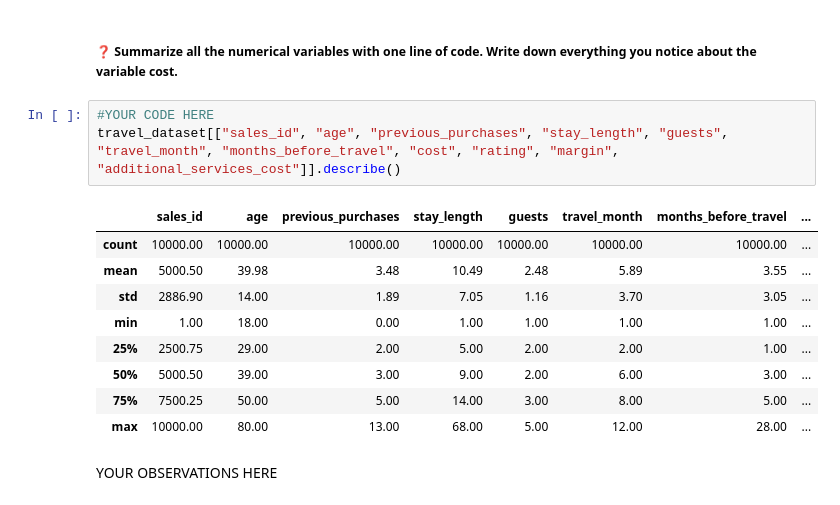
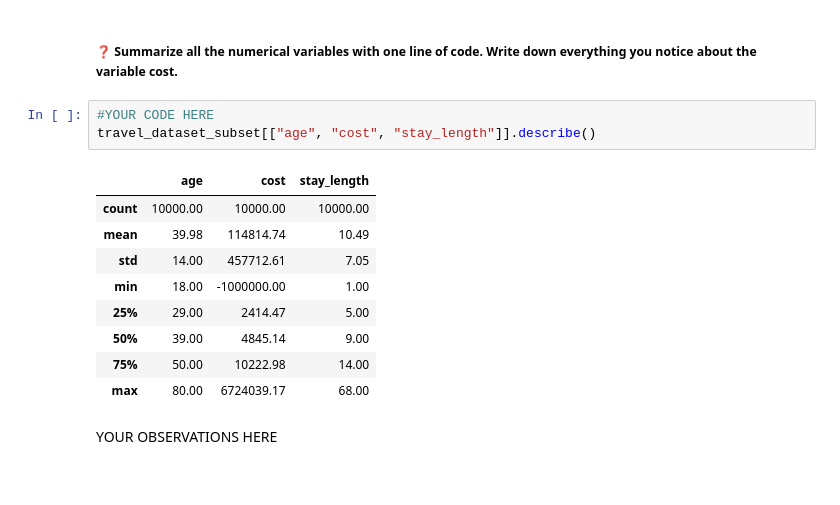
Before and after one commit to ManoahKinnaert/DAML, a Jupyter notebook: lab2/lab_2_exploring_data_pandas.ipynb, the cells around one changed output. Saved outputs shown, nothing was run; the diff lists cells and outputs as text.

```diff
--- a/lab2/lab_2_exploring_data_pandas.ipynb
+++ b/lab2/lab_2_exploring_data_pandas.ipynb
@@ -123,16 +123,16 @@ travel_dataset_subset
 ##### ❓ Summarize all the numerical variables with one line of code. Write down everything you notice about the variable cost.
 # %%
 #YOUR CODE HERE
-travel_dataset[["sales_id", "age", "previous_purchases", "stay_length", "guests", "travel_month", "months_before_travel", "cost", "rating", "margin", "additional_services_cost"]].describe()
+travel_dataset_subset[["age", "cost", "stay_length"]].describe()
 # %% [output]
-|  | sales_id | age | previous_purchases | stay_length | guests | travel_month | months_before_travel | ... |
-| count | 10000.00 | 10000.00 | 10000.00 | 10000.00 | 10000.00 | 10000.00 | 10000.00 | ... |
-| mean | 5000.50 | 39.98 | 3.48 | 10.49 | 2.48 | 5.89 | 3.55 | ... |
-| std | 2886.90 | 14.00 | 1.89 | 7.05 | 1.16 | 3.70 | 3.05 | ... |
-| min | 1.00 | 18.00 | 0.00 | 1.00 | 1.00 | 1.00 | 1.00 | ... |
-| 25% | 2500.75 | 29.00 | 2.00 | 5.00 | 2.00 | 2.00 | 1.00 | ... |
-| 50% | 5000.50 | 39.00 | 3.00 | 9.00 | 2.00 | 6.00 | 3.00 | ... |
-| 75% | 7500.25 | 50.00 | 5.00 | 14.00 | 3.00 | 8.00 | 5.00 | ... |
-| max | 10000.00 | 80.00 | 13.00 | 68.00 | 5.00 | 12.00 | 28.00 | ... |
+|  | age | cost | stay_length |
+| count | 10000.00 | 10000.00 | 10000.00 |
+| mean | 39.98 | 114814.74 | 10.49 |
+| std | 14.00 | 457712.61 | 7.05 |
+| min | 18.00 | -1000000.00 | 1.00 |
+| 25% | 29.00 | 2414.47 | 5.00 |
+| 50% | 39.00 | 4845.14 | 9.00 |
+| 75% | 50.00 | 10222.98 | 14.00 |
+| max | 80.00 | 6724039.17 | 68.00 |
 # %% [markdown]
 YOUR OBSERVATIONS HERE
```
Also changed, not shown: parts of 51 cells of this notebook.
